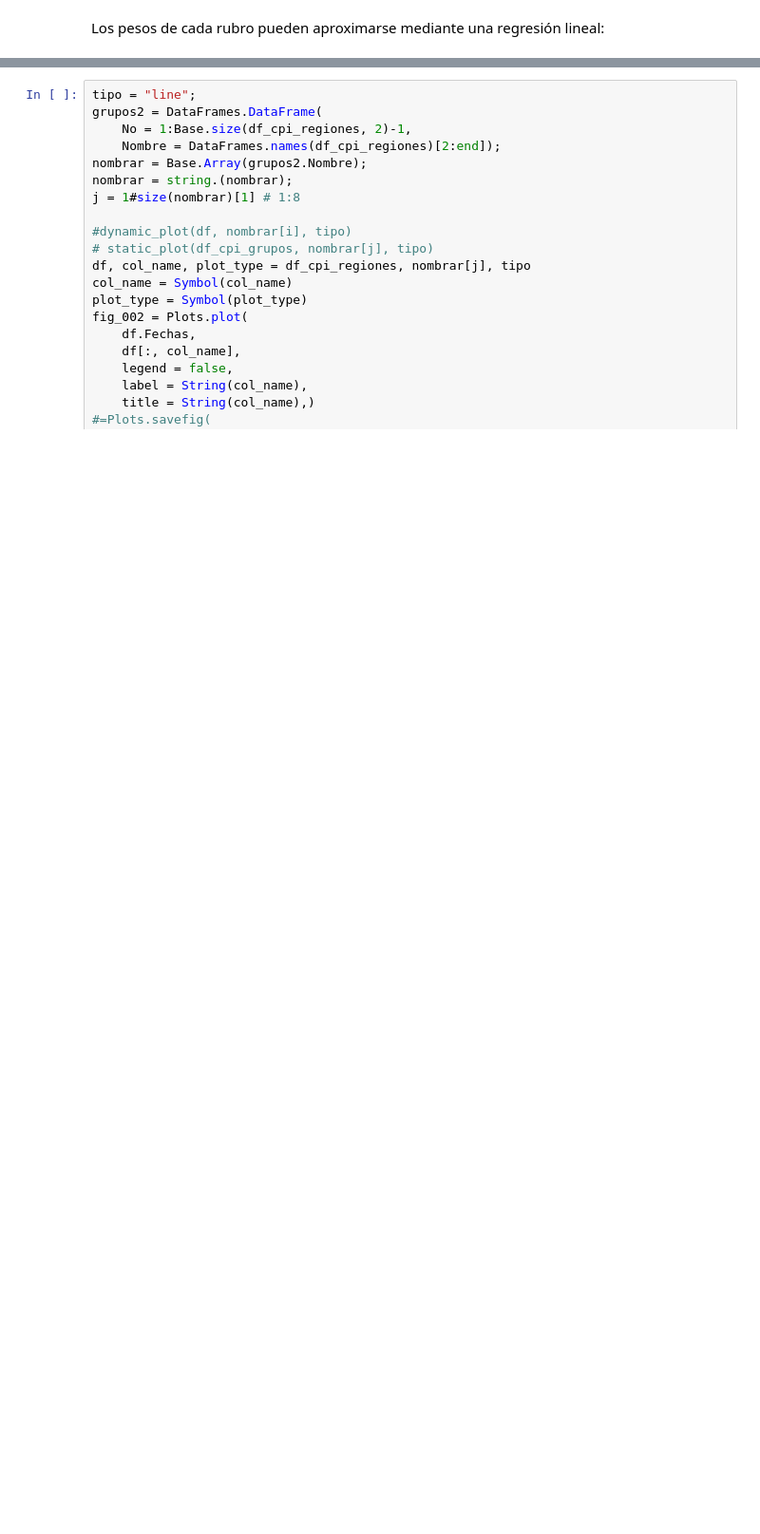
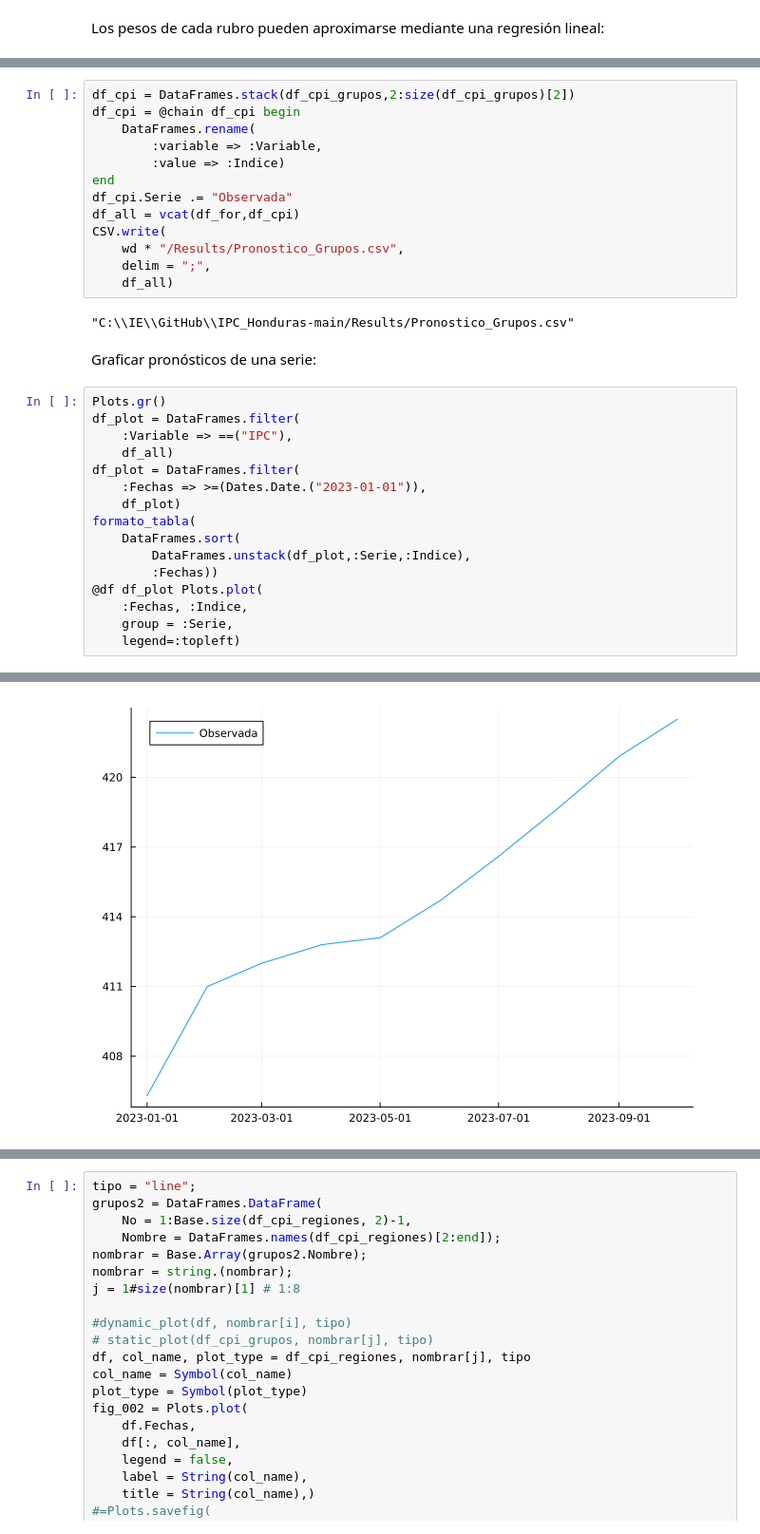
Before and after one commit to ElvisCasco/IPC_Honduras, a Jupyter notebook: Inflacion_Componentes_Webpage.ipynb, the cells around one changed output, grey strips where cells are left out. Shown at 95% size. Cells and saved outputs as stored; diff of their text form; blank space fills up the shorter version.

```diff
--- a/Inflacion_Componentes_Webpage.ipynb
+++ b/Inflacion_Componentes_Webpage.ipynb
@@ -193,0 +230,34 @@ formato_tabla(data[end-20:end,7:end])
+# %%
+df_cpi = DataFrames.stack(df_cpi_grupos,2:size(df_cpi_grupos)[2])
+df_cpi = @chain df_cpi begin
+	DataFrames.rename(
+		:variable => :Variable,
+		:value => :Indice)
+end
+df_cpi.Serie .= "Observada"
+df_all = vcat(df_for,df_cpi)
+CSV.write(
+	wd * "/Results/Pronostico_Grupos.csv",
+	delim = ";",
+	df_all)
+# %% [output]
+"C:\\IE\\GitHub\\IPC_Honduras-main/Results/Pronostico_Grupos.csv"
+# %% [markdown]
+Graficar pronósticos de una serie:
+# %%
+Plots.gr()
+df_plot = DataFrames.filter(
+	:Variable => ==("IPC"),
+	df_all)
+df_plot = DataFrames.filter(
+	:Fechas => >=(Dates.Date.("2023-01-01")),
+	df_plot)
+formato_tabla(
+	DataFrames.sort(
+		DataFrames.unstack(df_plot,:Serie,:Indice),
+		:Fechas))
+@df df_plot Plots.plot(
+	:Fechas, :Indice,
+	group = :Serie,
+	legend=:topleft)
+# %% [output]
@@ -194 +279,2 @@ formato_tabla(data[end-20:end,7:end])
+[figure, added]
 # %% [markdown]
```
Also changed, not shown: parts of 18 cells of this notebook, 18 other files.
